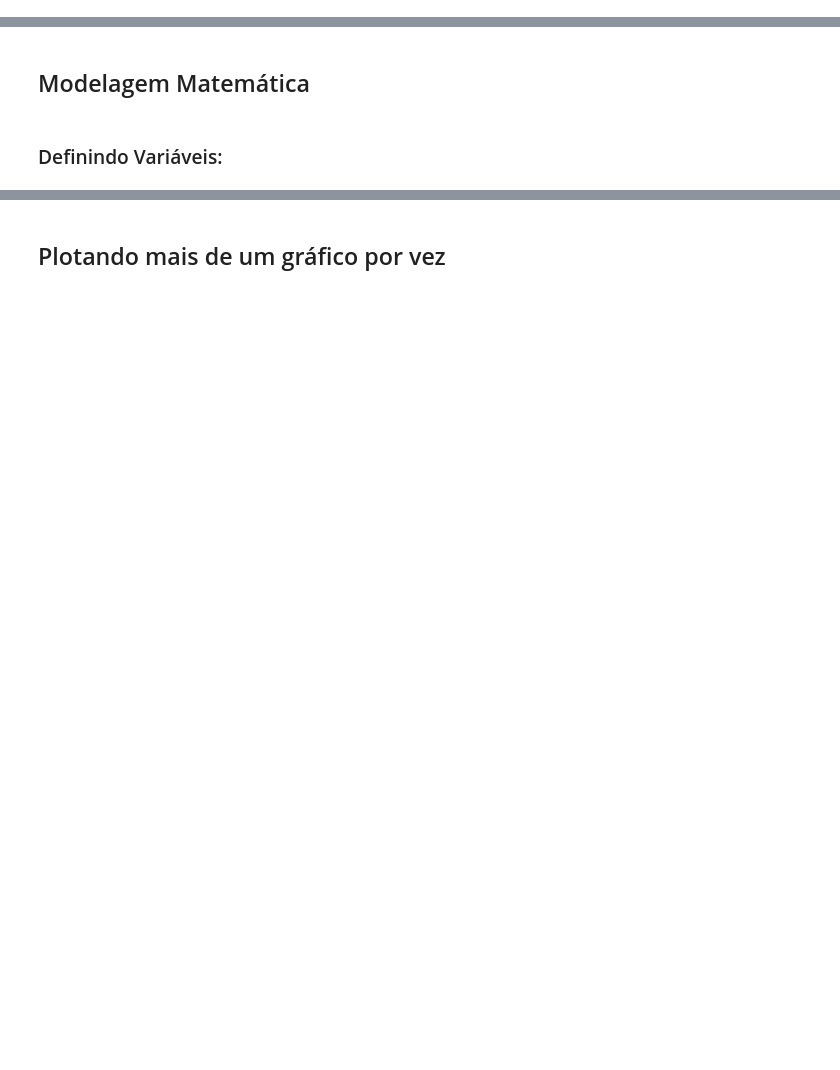
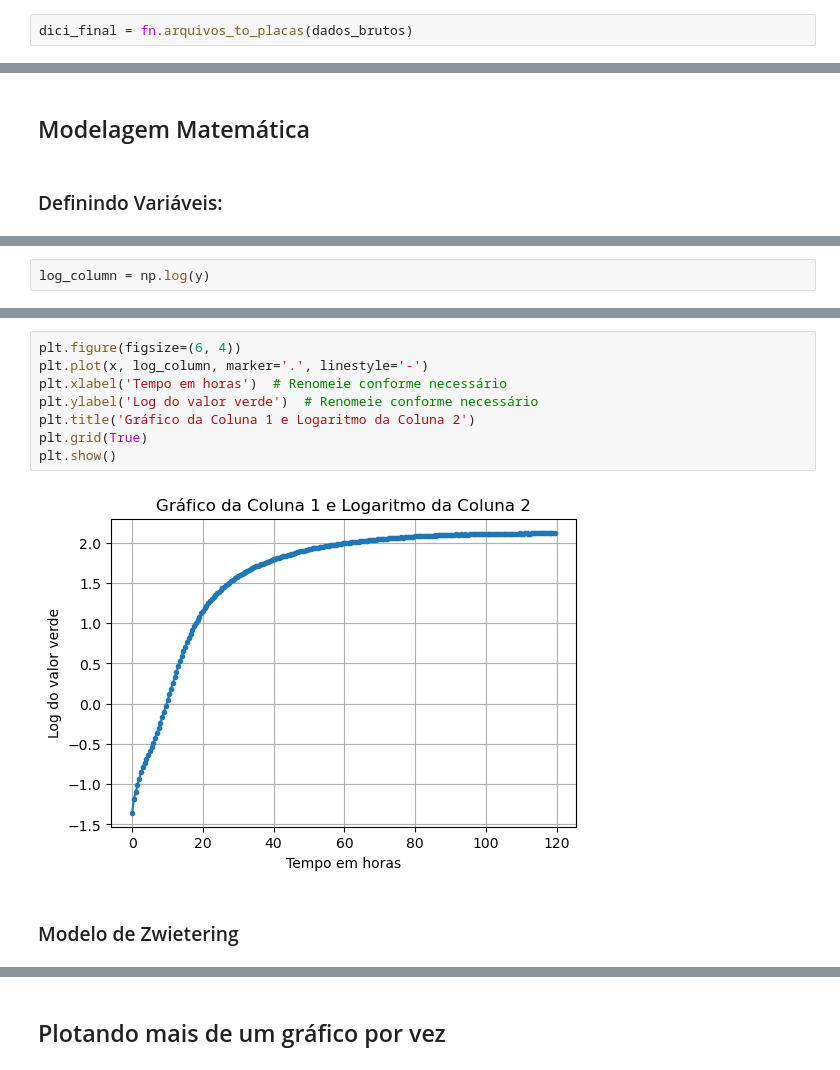
Before and after one commit to BioAssis/BAS, a Jupyter notebook: explorando_dataset.ipynb, the cells around one changed output, grey strips where cells are left out. Saved outputs shown, nothing was run; the diff lists cells and outputs as text; blank space fills up the shorter version.

```diff
--- a/explorando_dataset.ipynb
+++ b/explorando_dataset.ipynb
@@ -193,0 +157,2 @@ Name: Poço-B(1-3), Length: 240, dtype: float64
+# %%
+dici_final = fn.arquivos_to_placas(dados_brutos)
@@ -337,0 +302,2 @@ plt.show()
+# %%
+log_column = np.log(y)
@@ -337,0 +334,12 @@ plt.show()
+# %%
+plt.figure(figsize=(6, 4))
+plt.plot(x, log_column, marker='.', linestyle='-')
+plt.xlabel('Tempo em horas')  # Renomeie conforme necessário
+plt.ylabel('Log do valor verde')  # Renomeie conforme necessário
+plt.title('Gráfico da Coluna 1 e Logaritmo da Coluna 2')
+plt.grid(True)
+plt.show()
+# %% [output]
+[figure, added]
+# %% [markdown]
+### Modelo de Zwietering
```
Also changed, not shown: parts of 53 cells of this notebook, 5 other files.
